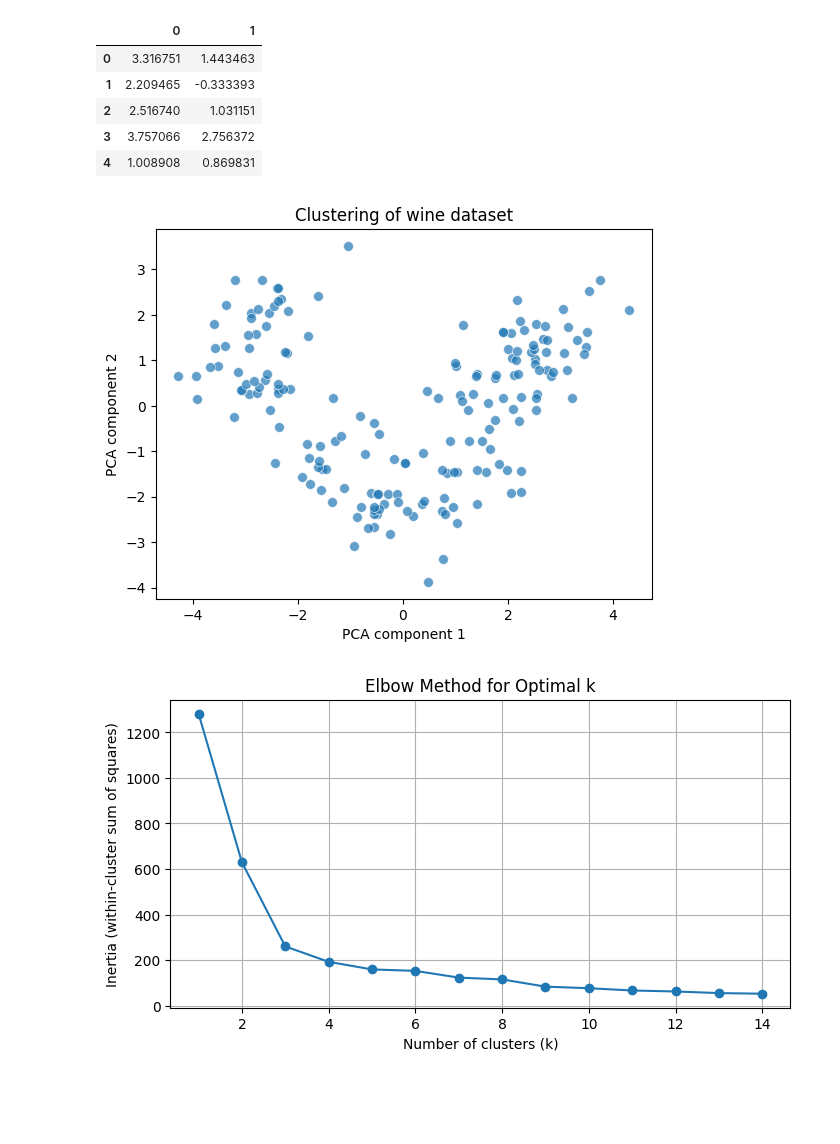
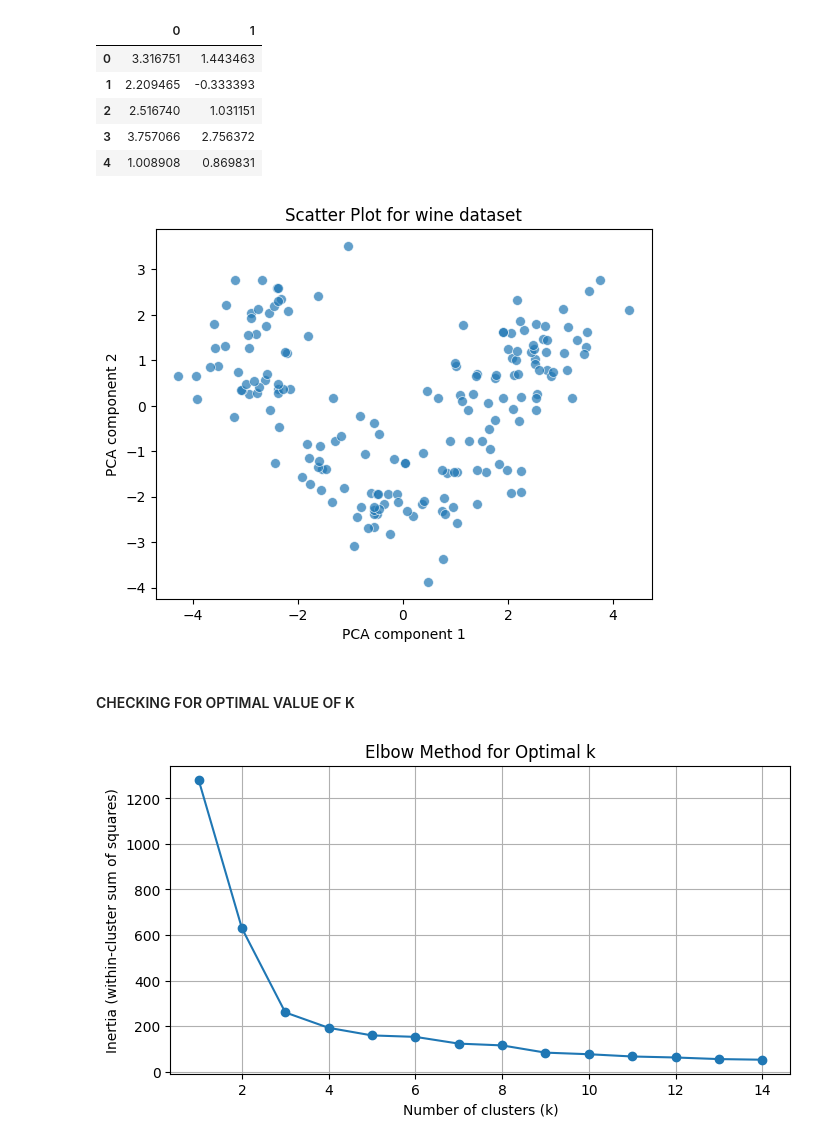
Before and after one commit to mantis2404/ML-Exercises, a Jupyter notebook: KNN/Unsupervised_Assisting_Supervised.ipynb, the cells around one changed output. Saved outputs shown, nothing was run; the diff lists cells and outputs as text; code cells hidden in the pictures; blank space fills up the shorter version.

```diff
--- a/KNN/Unsupervised_Assisting_Supervised.ipynb
+++ b/KNN/Unsupervised_Assisting_Supervised.ipynb
@@ -65,11 +67,13 @@ pd.DataFrame(x_pca).head()
 # %%
 sns.scatterplot(x=x_pca[:,0],y=x_pca[:,1],s=50,alpha=0.7)
 plt.xlabel("PCA component 1")
 plt.ylabel("PCA component 2")
-plt.title("Clustering of wine dataset")
+plt.title("Scatter Plot for wine dataset")
 plt.show()
 # %% [output]
-[figure, old version]
+[figure, new version]
+# %% [markdown]
+#### CHECKING FOR OPTIMAL VALUE OF K
 # %%
 inertia = []
 K = range(1, 15)
```
Also changed, not shown: parts of 5 cells of this notebook.
